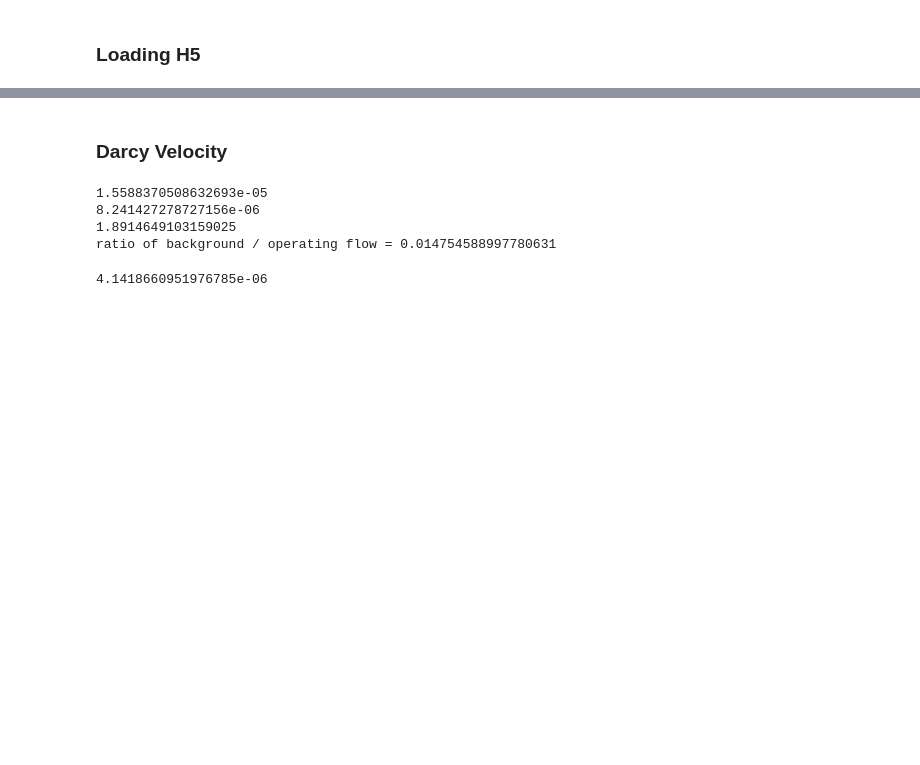
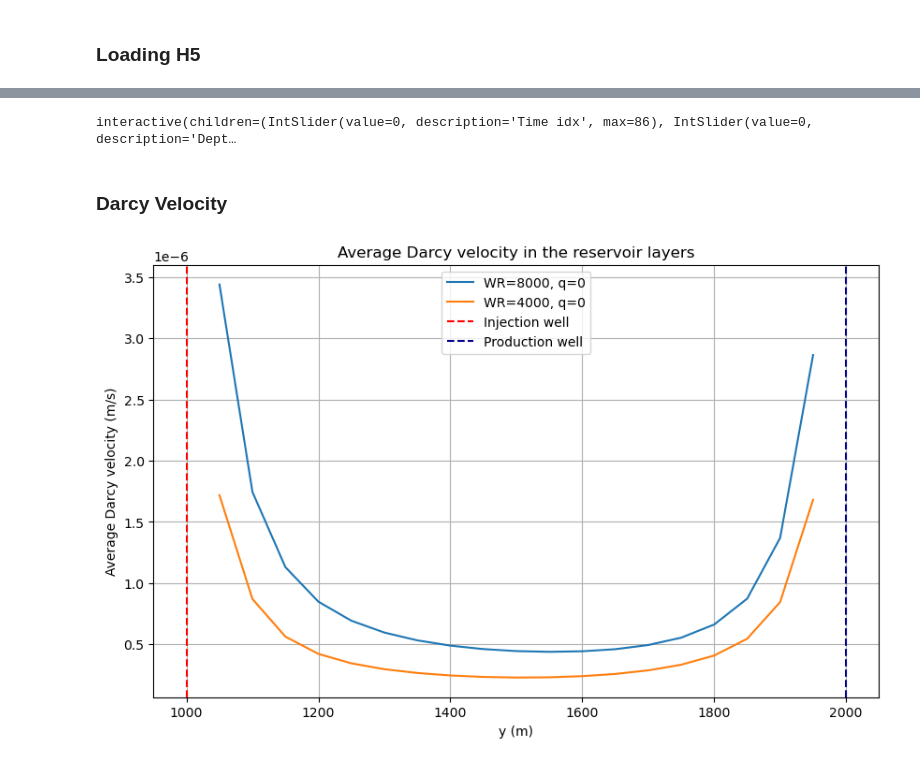
Before and after one commit to KajAbildgaard/MSc-Thesis-Kaj, a Jupyter notebook: Averages.ipynb, the cells around one changed output, grey strips where cells are left out. Drawn from its saved outputs; the diff is of its cells as text; code cells hidden in the pictures; blank space fills up the shorter version.

Commit message:
darcy velocities

```diff
--- a/Averages.ipynb
+++ b/Averages.ipynb
@@ -231,2 +275,7 @@ print(T[20][20][20])
+# %%
+# plot_slice(props, prop_name='temperature', timestep=86, z_level=20, x=x_centers, y=y_centers)
+interactive_slice_plot(props, prop_name='temperature', x=x_centers, y=y_centers)
+# %% [output]
+interactive(children=(IntSlider(value=0, description='Time idx', max=86), IntSlider(value=0, description='Dept…
 # %% [markdown]
 ### Darcy Velocity
@@ -233,13 +287,14 @@ print(T[20][20][20])
 # %%
-def load_dv(model, wr, q, dir):
+def load_dv(path, model, wr, q, dir):
     if q == 0:
-        path = f'output/Darcy Velocity/q={q}, WR={wr}/{model}/darcy_velocities.npy'
+        path = f'output/{path}/q={q}, WR={wr}/{model}/darcy_velocities.npy'
     elif q!= 0:
-        path = f'output/Darcy Velocity/q={q}, WR={wr}/{model}, dir={dir}/darcy_velocities.npy'
+        path = f'output/{path}/q={q}, WR={wr}/{model}, dir={dir}/darcy_velocities.npy'
 
     if not os.path.exists(path):
         raise FileNotFoundError('Darcy velocities not found')
     vel = np.load(path)
+    vel = vel / 18.015                                                       #DELETE IF USING CORRECT CODE FROM YUAN
     water_vel = vel[:, 0, :] / (24*60*60) # m/s
     mag = np.sqrt(np.sum(water_vel**2, axis=1))
     vel_3d = mag.reshape((62, 62, 61), order='F')
@@ -250,28 +305,30 @@ def avg_dv(vel_3d, x_min, x_max, y_min, y_max, z_min, z_max):
     avg = sub.mean()
     return avg
 # %%
-x_min, x_max = 31, 31   # 31
-y_min, y_max = 22, 40   # 22, 40
+dy = 50
+x_min, x_max = 30, 30   # 30     wells: 31  do -1
+y_min, y_max = 21, 39   # 21, 39 wells: 21, 41
 z_min, z_max = 18, 42   # 18, 42
-dv_8000 = load_dv('homogeneous', wr=8000, q=0, dir=0)
-avg_8000 = avg_dv(dv_8000, x_min, x_max, y_min, y_max, z_min, z_max)
-dv_4000 = load_dv('homogeneous', wr=4000, q=0, dir=0)
-avg_4000 = avg_dv(dv_4000, x_min, x_max, y_min, y_max, z_min, z_max)
-print(avg_8000)
-print(avg_4000)
-print(avg_8000/avg_4000)
-print('ratio of background / operating flow =', 2.3e-07 / avg_8000)
+
+
+dv_8000 = load_dv('Darcy Velocity', 'homogeneous', wr=8000, q=0, dir=0)
+dv_4000 = load_dv('Darcy Velocity', 'homogeneous', wr=4000, q=0, dir=0)
+avg_z_8000 = []
+avg_z_4000 = []
+for i in np.arange(y_min, y_max+1):
+    avg_z_8000.append(avg_dv(dv_8000, x_min, x_max, i, i, z_min, z_max))
+    avg_z_4000.append(avg_dv(dv_4000, x_min, x_max, i, i, z_min, z_max))
+y = np.arange(y_min, y_max+1) * dy
+plt.figure(figsize=(10, 6))
+plt.plot(y, avg_z_8000, label=f'WR=8000, q=0')
+plt.plot(y, avg_z_4000, label=f'WR=4000, q=0')
+plt.title('Average Darcy velocity in the reservoir layers')
+plt.axvline(x=1000, color='red', linestyle='--', label='Injection well')
+plt.axvline(x=2000, color='darkblue', linestyle='--', label='Production well')
+plt.grid()
+plt.xlabel('y (m)')
+plt.ylabel('Average Darcy velocity (m/s)')
+plt.legend()
+plt.show()
 # %% [output]
-1.5588370508632693e-05
-8.241427278727156e-06
-1.8914649103159025
-ratio of background / operating flow = 0.014754588997780631
+[figure, added]
-# %%
-x_min, x_max = 20, 61   # 31
-y_min, y_max = 0, 61   # 22, 40
-z_min, z_max = 18, 42   # 18, 42
-dv = load_dv('homogeneous', wr=0, q=2.3e-07, dir=0)
-avg = avg_dv(dv, x_min, x_max, y_min, y_max, z_min, z_max)
-print(avg)
-# %% [output]
-4.1418660951976785e-06
```
Also changed, not shown: parts of 15 cells of this notebook, 6 other files.
